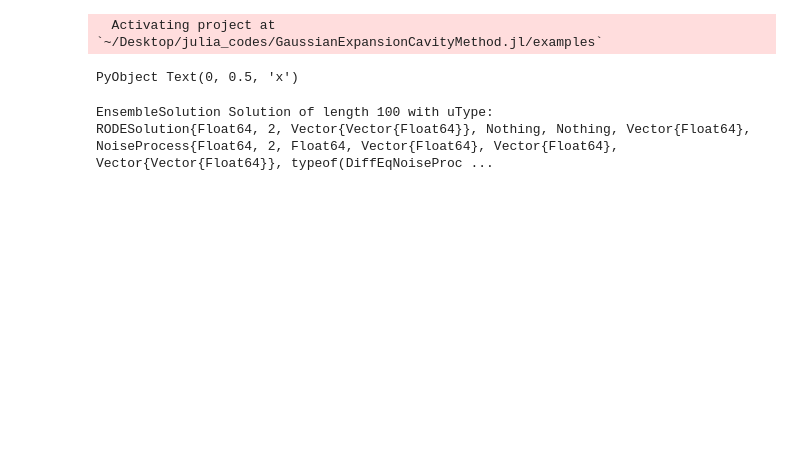
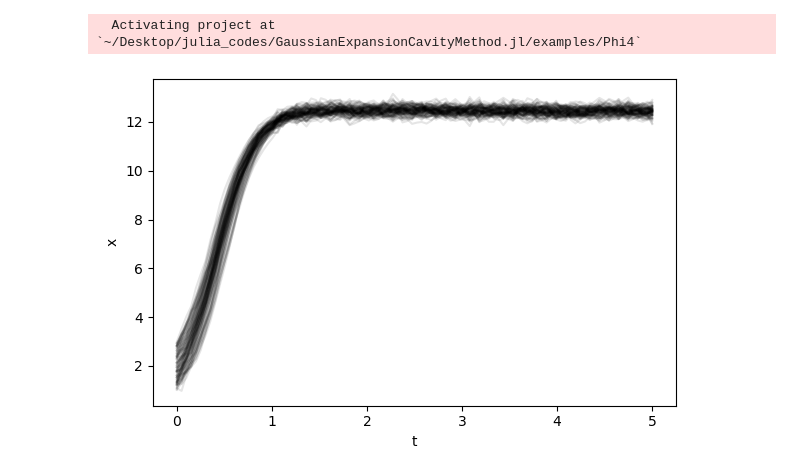
Before and after one commit to Mattiatarabolo/GaussianExpansionCavityMethod.jl, a Jupyter notebook: examples/Phi4/test.ipynb, the cells around one changed output. Cells and saved outputs as stored; diff of their text form; code cells hidden in the pictures; blank space fills up the shorter version.

```diff
--- a/examples/Phi4/test.ipynb
+++ b/examples/Phi4/test.ipynb
@@ -1,8 +1,8 @@
 # %%
 using Pkg
-Pkg.activate("..")
+Pkg.activate(".")
 # %% [output]
-  Activating project at `~/Desktop/julia_codes/GaussianExpansionCavityMethod.jl/examples`
+  Activating project at `~/Desktop/julia_codes/GaussianExpansionCavityMethod.jl/examples/Phi4`
 # %%
 using Revise
 using Random, Graphs, GaussianExpansionCavityMethod, SparseArrays, LinearAlgebra, DifferentialEquations, DifferentialEquations.EnsembleAnalysis
@@ -10,27 +10,28 @@ import PyPlot as plt
 # %%
 N, K = 100, 3
 
 rng = Xoshiro(1234)
 
 J = adjacency_matrix(random_regular_graph(N, K; rng=rng)) .* 1.2
 lambda, D, u = 0.5, 0.2, 0.02
 
 model = Phi4Model(K, J, lambda, D, u)
 
-x0 = rand(rng, N)
-tmax = 30.0
+x0_min, x0_max = 1.0, 3.0
+x0 = rand(rng, N) .* (x0_max - x0_min) .+ x0_min
+tmax = 5.0
 tsave=collect(range(0.0, tmax; length=100))
 
-tvec, trajs, sol = sample_phi4(model, x0, tmax, tsave; rng=rng)
+tvec, trajs = sample_phi4(model, x0, tmax, tsave; rng=rng)
 
 fig, ax = plt.subplots(1, 1, figsize=(6, 4), tight_layout=true)
 for i in 1:N
     ax.plot(tvec, view(trajs, i, :), color="k", alpha=0.1)
 end
 ax.set_xlabel("t")
 ax.set_ylabel("x")
 
-#display(fig)
+display(fig)
 # %% [output]
-PyObject Text(0, 0.5, 'x')
+[figure, added]
 # %%
@@ -48,23 +49 @@ tmax = 30.0
 tsave = collect(range(0.0, tmax; length=100));
-# %%
-# Define the SDE problem
-p = (model.J .- Diagonal(model.lambdas), model.u, model.D)
-func = SDEFunction(GaussianExpansionCavityMethod.f!, GaussianExpansionCavityMethod.g!, jac=GaussianExpansionCavityMethod.jacobian!, ggprime=GaussianExpansionCavityMethod.milstein_derivative!, jac_prototype=deepcopy(model.J))
-x0 = rand() * (x0_max - x0_min) + x0_min
-sde = SDEProblem(func, x0, (0.0, tmax), p)
-# Define the ensemble problem function, which changes the initial condition and the adjacency matrix at each simulation
-prob_func = let p = p
-    (prob, i, repeat) -> begin
-    J = adjacency_matrix(random_regular_graph(N, K)) .* 1.2
-    remake(prob, u0 = rand(N) .* ((x0_max - x0_min) + x0_min), p = (J, p[2], p[3]))
-    end
-end
-# Define the ensemble problem
-ensemble_prob = EnsembleProblem(sde, prob_func=prob_func)
-# Solver options
-isunstable(dt,u,p,t) = any(x->x>1e6, u)
-# Solve the ensemble problem
-sim = solve(ensemble_prob, SOSRI(); saveat=tsave, seed=rand(rng, UInt32), unstable_check=isunstable, trajectories = 100)
-# %% [output]
-EnsembleSolution Solution of length 100 with uType:
-RODESolution{Float64, 2, Vector{Vector{Float64}}, Nothing, Nothing, Vector{Float64}, NoiseProcess{Float64, 2, Float64, Vector{Float64}, Vector{Float64}, Vector{Vector{Float64}}, typeof(DiffEqNoiseProc ...
```
Also changed, not shown: parts of 3 cells of this notebook, 8 other files.
